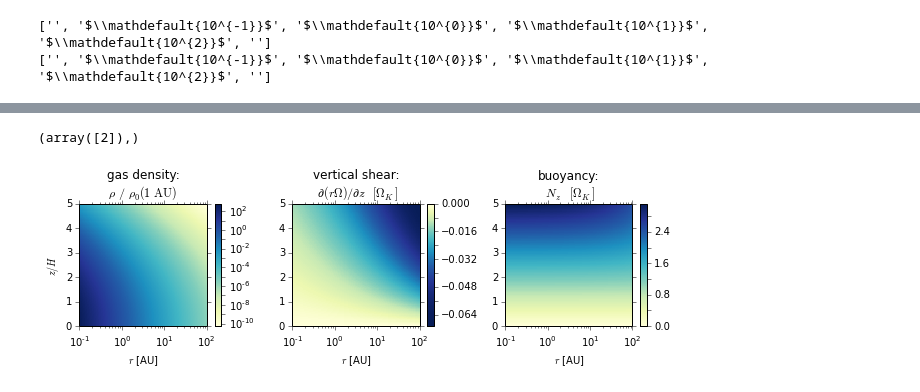
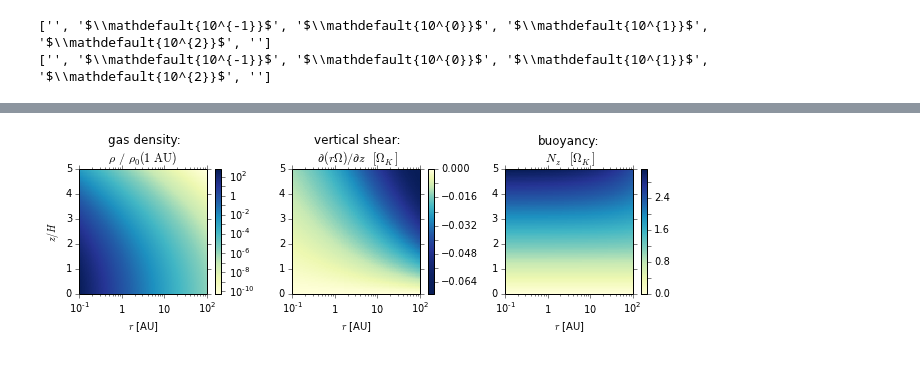
Before and after one commit to minkailin/vshear, a Jupyter notebook: python/VSmap.ipynb, the cells around one changed output, grey strips where cells are left out. Saved outputs shown, nothing was run; the diff lists cells and outputs as text; code cells hidden in the pictures.

```diff
--- a/python/VSmap.ipynb
+++ b/python/VSmap.ipynb
@@ -116,9 +134,3 @@ print labels
 # %% [output]
 ['', '$\\mathdefault{10^{-1}}$', '$\\mathdefault{10^{0}}$', '$\\mathdefault{10^{1}}$', '$\\mathdefault{10^{2}}$', '']
 ['', '$\\mathdefault{10^{-1}}$', '$\\mathdefault{10^{0}}$', '$\\mathdefault{10^{1}}$', '$\\mathdefault{10^{2}}$', '']
-# %%
-labels = [item.get_text() for item in ax1.axes.get_xticklabels()]
-for i, label in enumerate(labels):
-    if '10^{0}' in label: labels[i] = '1'
-ax1.axes.set_xticklabels(labels)
-print labels
@@ -141,48 +137,61 @@ labels
-# %%
-a = ax1.axes.get_xticks()
-where(a == 1.0)
-# %% [output]
-(array([2]),)
 # %%
-fm = plt.figure(figsize = (9,3))
+vector_out = 1
 
-imagefn = pcolormesh
+fm, (ax1,ax2,ax3) = plt.subplots(1,3,figsize = (9,3))
 
-plt.subplot(1,3,1)
-imagefn(rv,  zHv, rho_on_rhomid(rv,zv)*rhomid(rv), cmap = cm, norm = LogNorm())
-cb2 = plt.colorbar()#ticks = (1e-8, 1e-4, 1))
+
+#plt.subplot(1,3,1)
+im1 = ax1.pcolormesh(rv,  zHv, rho_on_rhomid(rv,zv)*rhomid(rv), cmap = cm, norm = LogNorm(), rasterized = vector_out)
+cb1 = plt.colorbar(im1, ax = ax1)#ticks = (1e-8, 1e-4, 1))
+ytick_deexp(cb1.ax)
+for label in cb1.ax.yaxis.get_ticklabels()[1::2]:
+    label.set_visible(False)
+ax1.set_xscale('log')
+ax1.set_xlabel('$r$ [AU]')
+ax1.set_title('gas density:\n'+r'$\rho \, / \, \rho_{0}(1\,{\rm AU})$')
+ax1.set_ylabel('$z/H$')
+
+#plt.subplot(1,3,2)
+g = lambda x: 1-x**2 #stretch function
+strm = stretchedmap(cm, g)
+im2 = ax2.pcolormesh(rv,  zHv, vsh_on_OmK(rv, zv), cmap = strm, rasterized = vector_out)#, norm = LogNorm())
+cb2 = plt.colorbar(im2, ax=ax2)
 for label in cb2.ax.yaxis.get_ticklabels()[1::2]:
     label.set_visible(False)
-plt.xscale('log')
-plt.xlabel('$r$ [AU]')
-plt.title('gas density:\n'+r'$\rho \, / \, \rho_{0}(1\,{\rm AU})$')
-plt.ylabel('$z/H$')
+ax2.set_xscale('log')
+ax2.set_title('vertical shear: \n $\partial (r \Omega)/ \partial z \; [\Omega_K]$')
+ax2.set_xlabel('$r$ [AU]')
 
-plt.subplot(1,3,2)
-g = lambda x: 1-x**2 #stretch function
-strm = stretchedmap(cm, g)
-imagefn(rv,  zHv, vsh_on_OmK(rv, zv), cmap = strm)#, norm = LogNorm())
-cb1 = plt.colorbar()
-for label in cb1.ax.yaxis.get_ticklabels()[1::2]:
-    label.set_visible(False)
-plt.xscale('log')
-plt.title('vertical shear: \n $\partial (r \Omega)/ \partial z \; [\Omega_K]$')
-plt.xlabel('$r$ [AU]')
+#plt.subplot(1,3,3)
+im3 = ax3.pcolormesh(rv,  zHv, Brunt_on_OmK(rv, zv), cmap = cm, rasterized = vector_out)#, norm = LogNorm())
+cb3 = plt.colorbar(im3, ax=ax3)#ticks = (1e-8, 1e-4, 1))
 
-plt.subplot(1,3,3)
-imagefn(rv,  zHv, Brunt_on_OmK(rv, zv), cmap = cm)#, norm = LogNorm())
-cb3 = plt.colorbar()#ticks = (1e-8, 1e-4, 1))
 for label in cb3.ax.yaxis.get_ticklabels()[1::2]:
     label.set_visible(False)
 plt.xscale('log')
 plt.xlabel('$r$ [AU]')
 plt.title('buoyancy:\n $N_z \; [\Omega_K]$')
 
+xtick_deexp(ax1)
+xtick_deexp(ax2)
+xtick_deexp(ax3)
+
+if vector_out:
+    cb1.solids.set_edgecolor("face")
+    cb2.solids.set_edgecolor("face")
+    cb3.solids.set_edgecolor("face")
+
+
 plt.tight_layout()
-plt.savefig('rhoshearNz500.png',dpi = 500)
-#png exporting works better for imaging alias issues, vs. vectorized graphics of pdf
+#plt.savefig('rhoshearNz.png',dpi = 300)
+#plt.savefig('rhoshearNz500.png',dpi = 500)
+plt.savefig('rhoshearNz.pdf')
+plt.savefig('rhoshearNz300.pdf',dpi = 300)
+plt.savefig('rhoshearNz300.eps',dpi = 300)
+
+#png exporting works better for imaging alias issues, vs. vectorized graphics of pdf (fixed w/ rasterized option)
 #high dpi needed to get fonts looking good.
 # %% [output]
-[figure, old version]
+[figure, new version]
 # %%
 fm.savefig('rhoshearNz.pdf')
```
Also changed, not shown: parts of 10 cells of this notebook, 6 other files.
